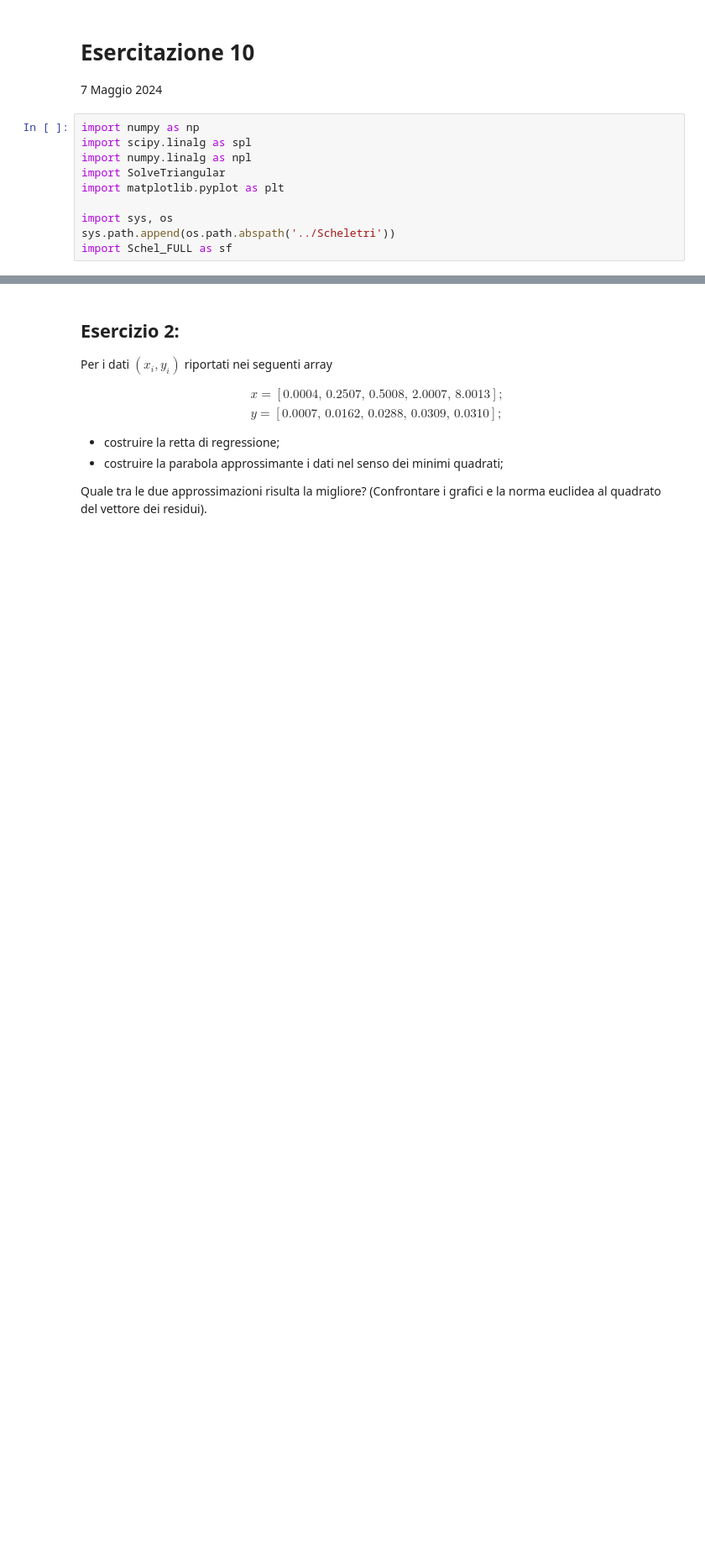
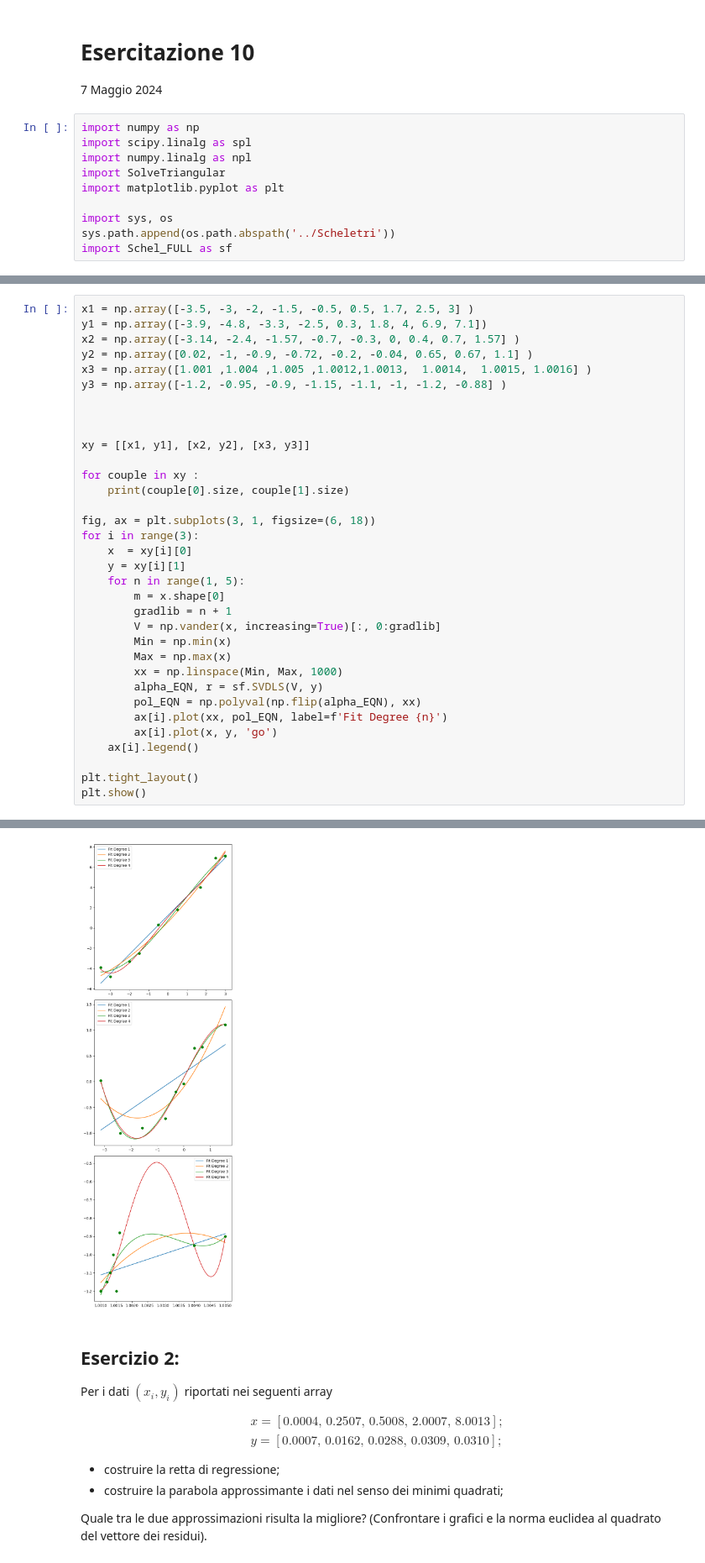
Before and after one commit to alevu3344/EsercitazioniMetodiNumerici, a Jupyter notebook: Lezione_10/Ese10_REDO.ipynb, the cells around one changed output, grey strips where cells are left out. Shown at 84% size. Saved outputs shown, nothing was run; the diff lists cells and outputs as text; blank space fills up the shorter version.

```diff
--- a/Lezione_10/Ese10_REDO.ipynb
+++ b/Lezione_10/Ese10_REDO.ipynb
@@ -79,0 +30,35 @@ Residuo SVD  4.954617839084981
+# %%
+x1 = np.array([-3.5, -3, -2, -1.5, -0.5, 0.5, 1.7, 2.5, 3] )
+y1 = np.array([-3.9, -4.8, -3.3, -2.5, 0.3, 1.8, 4, 6.9, 7.1])
+x2 = np.array([-3.14, -2.4, -1.57, -0.7, -0.3, 0, 0.4, 0.7, 1.57] )
+y2 = np.array([0.02, -1, -0.9, -0.72, -0.2, -0.04, 0.65, 0.67, 1.1] )
+x3 = np.array([1.001 ,1.004 ,1.005 ,1.0012,1.0013,  1.0014,  1.0015, 1.0016] )
+y3 = np.array([-1.2, -0.95, -0.9, -1.15, -1.1, -1, -1.2, -0.88] )
+
+
+
+xy = [[x1, y1], [x2, y2], [x3, y3]]
+
+for couple in xy :
+    print(couple[0].size, couple[1].size)
+
+fig, ax = plt.subplots(3, 1, figsize=(6, 18))
+for i in range(3):
+    x  = xy[i][0]
+    y = xy[i][1]
+    for n in range(1, 5):
+        m = x.shape[0]
+        gradlib = n + 1
+        V = np.vander(x, increasing=True)[:, 0:gradlib]
+        Min = np.min(x)
+        Max = np.max(x)
+        xx = np.linspace(Min, Max, 1000)
+        alpha_EQN, r = sf.SVDLS(V, y)
+        pol_EQN = np.polyval(np.flip(alpha_EQN), xx)
+        ax[i].plot(xx, pol_EQN, label=f'Fit Degree {n}')
+        ax[i].plot(x, y, 'go')
+    ax[i].legend()
+
+plt.tight_layout()
+plt.show()
+# %% [output]
@@ -80,3 +80,4 @@ Residuo SVD  4.954617839084981
+[figure, added]
 # %% [markdown]
 ## Esercizio 2:
 Per i dati $(x_i, y_i)$ riportati nei seguenti array
```
Also changed, not shown: parts of 19 cells of this notebook, 13 other files.
